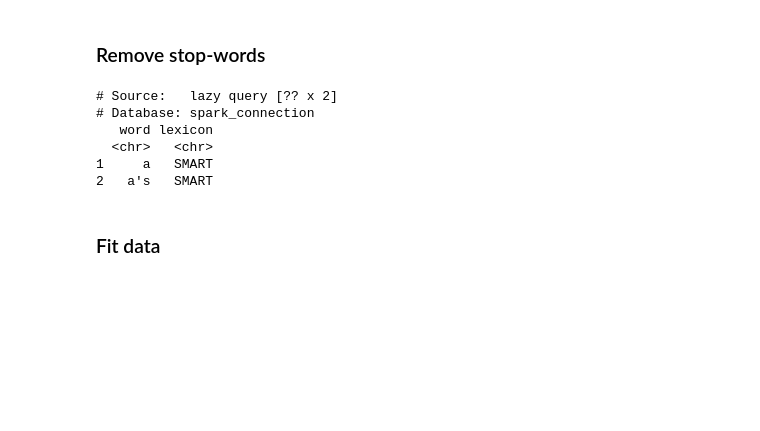
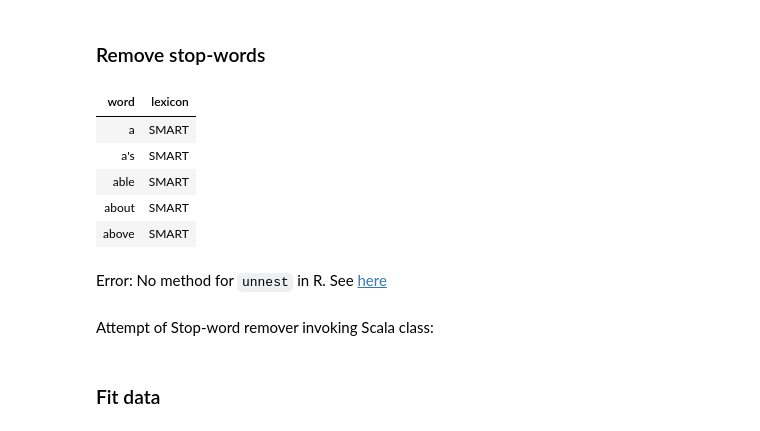
Before and after one commit to aurora-mareviv/sparklyr_test, a Jupyter notebook: sparklyr_test2.ipynb, the cells around one changed output. Cells and saved outputs as stored; diff of their text form; code cells hidden in the pictures; blank space fills up the shorter version.

```diff
--- a/sparklyr_test2.ipynb
+++ b/sparklyr_test2.ipynb
@@ -280,15 +320,18 @@ tokenized_reviews %>%
 # %%
 # data("stop_words")
 spk_stop_words <- sdf_copy_to(sc, stop_words, "spk_stop_words", overwrite = TRUE)
-
-spk_stop_words %>%
-  head(2)
-# %% [output]
-# Source:   lazy query [?? x 2]
-# Database: spark_connection
-   word lexicon
-  <chr>   <chr>
-1     a   SMART
-2   a's   SMART
+# %%
+spk_stop_words %>%
+  head(5) %>%
+  collect()
+# %% [output]
+| word | lexicon |
+| a | SMART |
+| a's | SMART |
+| able | SMART |
+| about | SMART |
+| above | SMART |
+# %% [markdown]
+Error: No method for `unnest` in R. See [here](https://campus.datacamp.com/courses/introduction-to-spark-in-r-using-sparklyr/going-native-use-the-native-interface-to-manipulate-spark-dataframes?ex=6)
 # %%
 removed_reviews <- tokenized_reviews %>%
@@ -300,0 +340,2 @@ removed_reviews %>%
+# %% [markdown]
+Attempt of Stop-word remover invoking Scala class:
```
Also changed, not shown: parts of 16 cells of this notebook.
